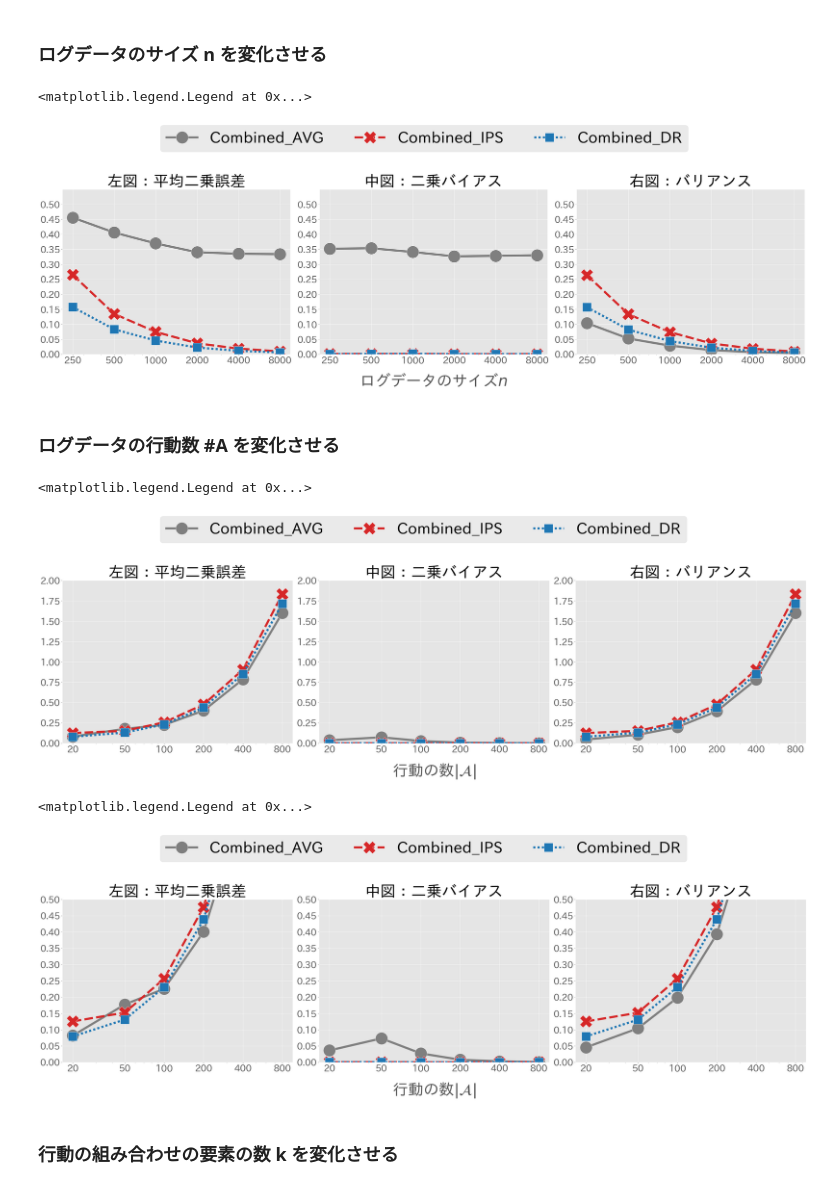
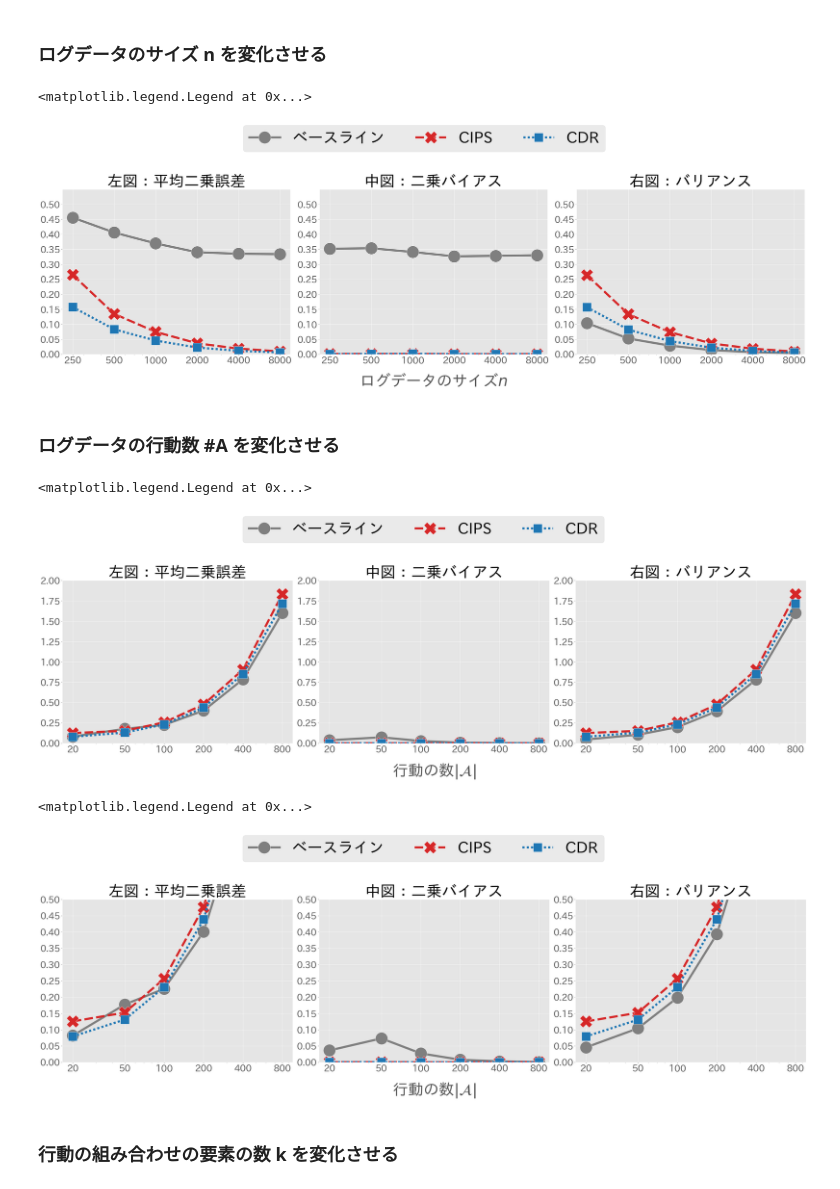
Before and after one commit to RickHub0115/Estimator-for-Offline-Policy-Evaluation-of-Recommending-Multiple-Actions-Considering-Platform-Wide-R, a Jupyter notebook: ope.ipynb, the cells around one changed output. Cells and saved outputs as stored; diff of their text form; code cells hidden in the pictures.

```diff
--- a/ope.ipynb
+++ b/ope.ipynb
@@ -105,35 +105,35 @@ for i, y in enumerate(["se", "bias", "variance"]):
         linewidth=7,
         legend=False,
         style="est",
         x="num_data",
         y=y,
         hue="est",
         ax=ax,
         ci=None,
         #palette=["tab:grey", "tab:red"],
         palette=["tab:grey", "tab:red", "tab:blue"],
         data=result_df_data,
     )
     ax.set_title(y_label_dict[y], fontsize=50)
     # yaxis
     ax.set_ylabel("")
     ax.set_ylim(0.0, 0.55)
     ax.set_yticks(np.arange(0.0,0.55,0.05))
     ax.tick_params(axis="y", labelsize=30)
     ax.yaxis.set_label_coords(-0.1, 0.5)
     # xaxis
     ax.set_xscale("log")
     if i == 1:
         ax.set_xlabel(r"ログデータのサイズ$n$", fontsize=50)
     else:
         ax.set_xlabel(r"", fontsize=40)
     ax.set_xticks(num_data_list)
     ax.set_xticklabels(num_data_list, fontsize=30)
     ax.xaxis.set_label_coords(0.5, -0.12)
-fig.legend(["Combined_AVG", "Combined_IPS", "Combined_DR"], fontsize=50, bbox_to_anchor=(0.5, 1.15), ncol=4, loc="center")
+fig.legend(["ベースライン", "CIPS", "CDR"], fontsize=50, bbox_to_anchor=(0.5, 1.15), ncol=4, loc="center")
 # %% [output]
 <matplotlib.legend.Legend at 0x...>
-[figure, old version]
+[figure, new version]
 # %% [markdown]
 ### ログデータの行動数 **#A** を変化させる
 # %%
@@ -246,10 +248,10 @@ for i, y in enumerate(["se", "bias", "variance"]):
     ax.set_xticks(num_actions_list)
     ax.set_xticklabels(num_actions_list, fontsize=30)
     ax.xaxis.set_label_coords(0.5, -0.12)
-fig.legend(["Combined_AVG", "Combined_IPS", "Combined_DR"], fontsize=50, bbox_to_anchor=(0.5, 1.15), ncol=4, loc="center")
+fig.legend(["ベースライン", "CIPS", "CDR"], fontsize=50, bbox_to_anchor=(0.5, 1.15), ncol=4, loc="center")
 # %% [output]
 <matplotlib.legend.Legend at 0x...>
-[figure, old version]
+[figure, new version]
 # %%
 y_label_dict = {"se": "左図：平均二乗誤差", "bias": "中図：二乗バイアス", "variance": "右図：バリアンス"}
 
@@ -286,10 +288,10 @@ for i, y in enumerate(["se", "bias", "variance"]):
     ax.set_xticks(num_actions_list)
     ax.set_xticklabels(num_actions_list, fontsize=30)
     ax.xaxis.set_label_coords(0.5, -0.12)
-fig.legend(["Combined_AVG", "Combined_IPS", "Combined_DR"], fontsize=50, bbox_to_anchor=(0.5, 1.15), ncol=4, loc="center")
+fig.legend(["ベースライン", "CIPS", "CDR"], fontsize=50, bbox_to_anchor=(0.5, 1.15), ncol=4, loc="center")
 # %% [output]
 <matplotlib.legend.Legend at 0x...>
-[figure, old version]
+[figure, new version]
 # %% [markdown]
 ### 行動の組み合わせの要素の数 **k** を変化させる
 # %%
```
Also changed, not shown: parts of 4 cells of this notebook, 4 other files.
